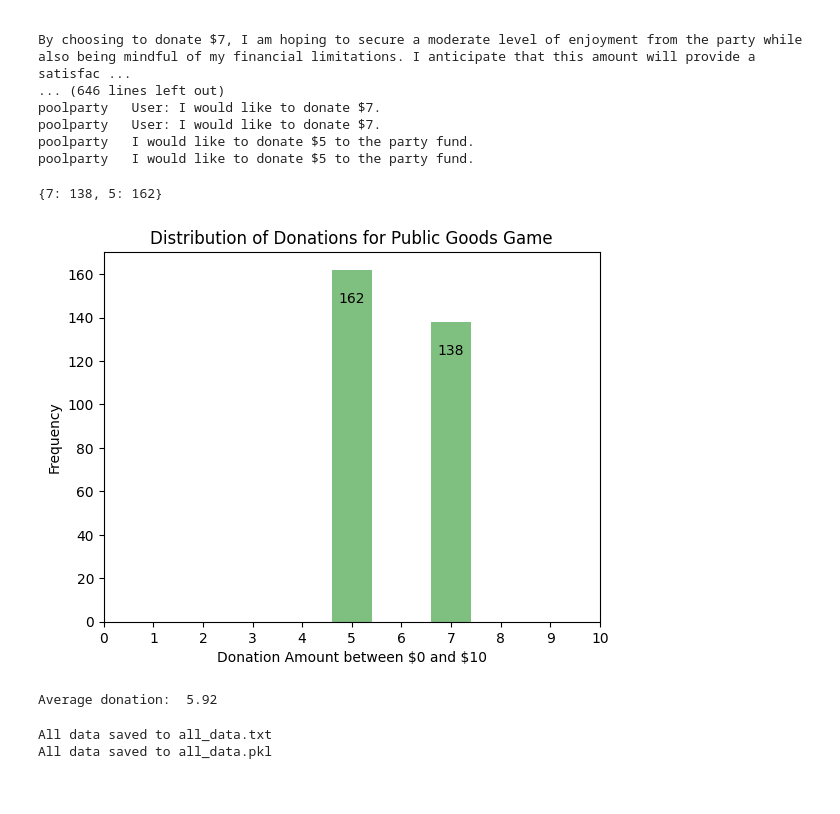
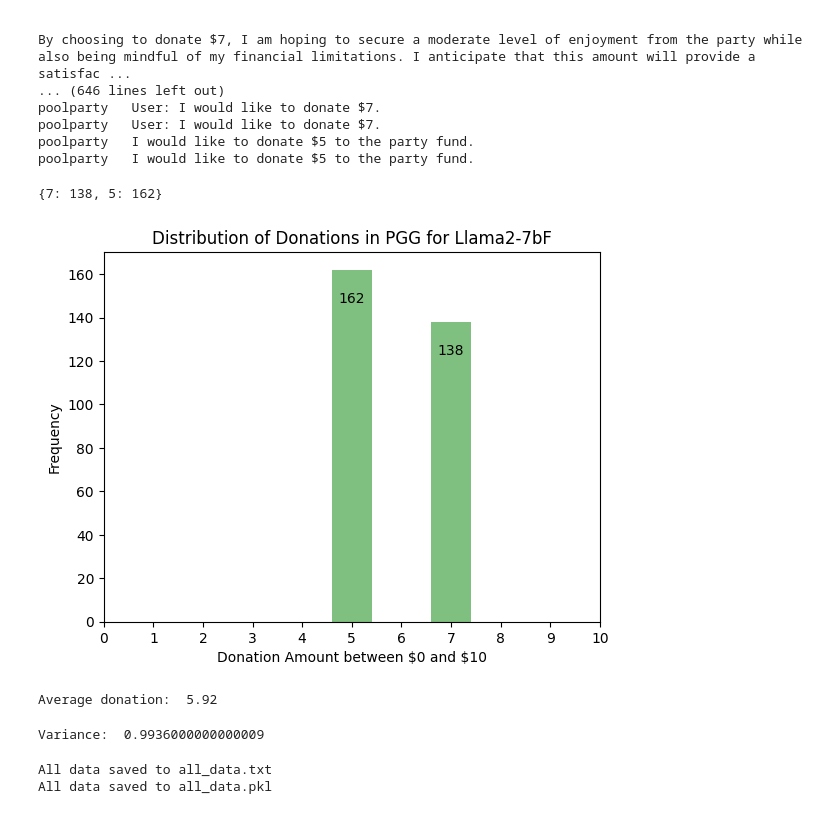
Before and after one commit to sepehrilami/LFB, a Jupyter notebook: notebooks/pgg_analysis.ipynb, the cells around one changed output. Cells and saved outputs as stored; diff of their text form; code cells hidden in the pictures.

Commit message:
added variance

```diff
--- a/notebooks/pgg_analysis.ipynb
+++ b/notebooks/pgg_analysis.ipynb
@@ -73,36 +73,48 @@ def get_the_distribution_of_a_list(list):
         if item in distribution:
             distribution[item] += 1
         else:
             distribution[item] = 1
     return distribution
 
 def plot_the_distribution(distribution):
     print(distribution)
     # make xsticks only integers between 0 and 10
 
     # create a bar chart with xticks from 0 to 10
     plt.bar(distribution.keys(), distribution.values(), color='g', alpha=0.5)
     plt.xticks(np.arange(0, 11, 1.0))
 
     # write the y value on top of the bar
     for key, value in distribution.items():
         plt.text(key, value-15, str(value), ha='center')
 
-    plt.title('Distribution of Donations for Public Goods Game')
+    plt.title('Distribution of Donations in PGG for Llama2-'+llm)
     plt.xlabel('Donation Amount between \$0 and \$10')
     plt.ylabel('Frequency')
     plt.savefig(os.path.join("../pgg_figs/", llm+"-results-pgg.png"))
     plt.show()
 
 donation_distribution = get_the_distribution_of_a_list(numeric_data[key])
 plot_the_distribution(donation_distribution)
 
 # print average donation
 print("Average donation: ", sum(numeric_data[key])/len(numeric_data[key]))
 # %% [output]
 {7: 138, 5: 162}
-[figure, old version]
+[figure, new version]
 Average donation:  5.92
+# %%
+# calculate the variance
+def calculate_variance(data):
+    mean = sum(data)/len(data)
+    variance = 0
+    for item in data:
+        variance += (item - mean)**2
+    return variance/len(data)
+
+print("Variance: ", calculate_variance(numeric_data[key]))
+# %% [output]
+Variance:  0.9936000000000009
 # %%
 # create a function to show the distribution of the data
 # return a dictionary, with keys as the keys of the input dictionary, and values as the distribution of the data
```
